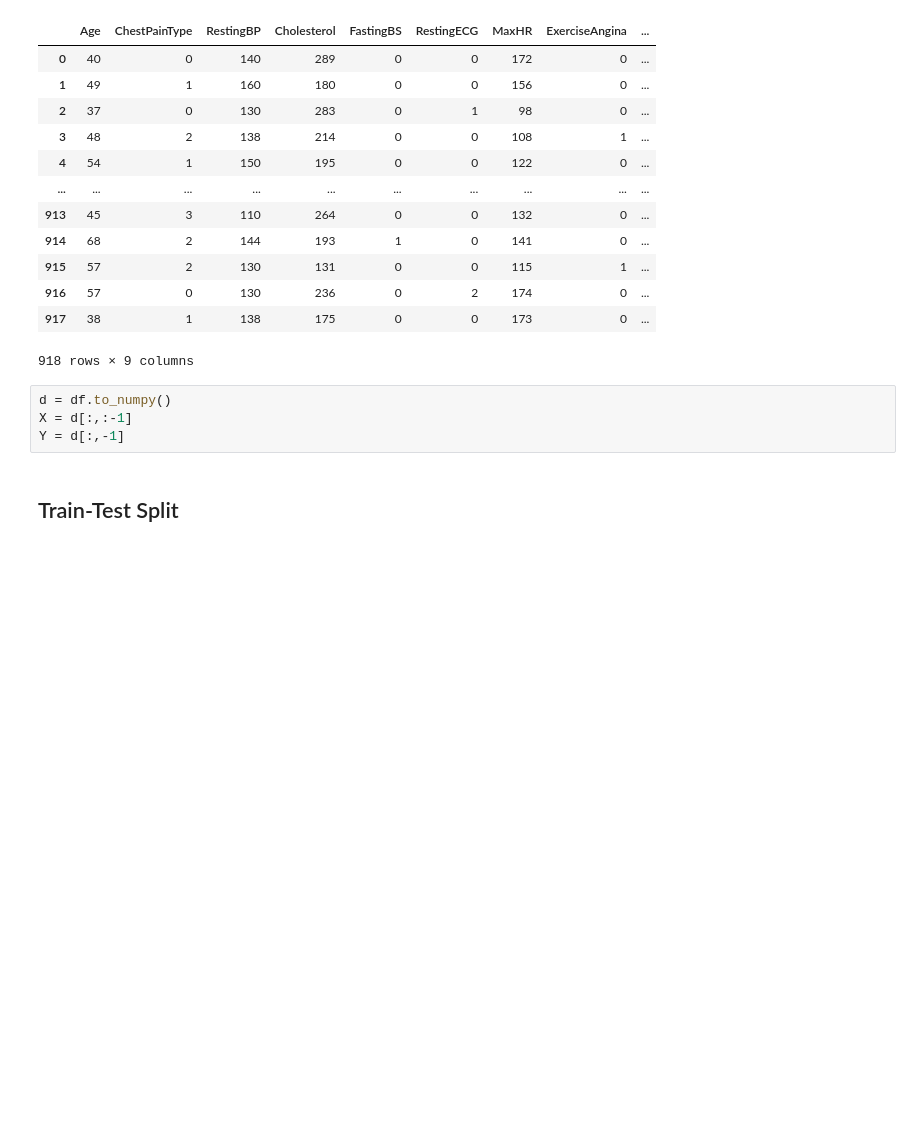
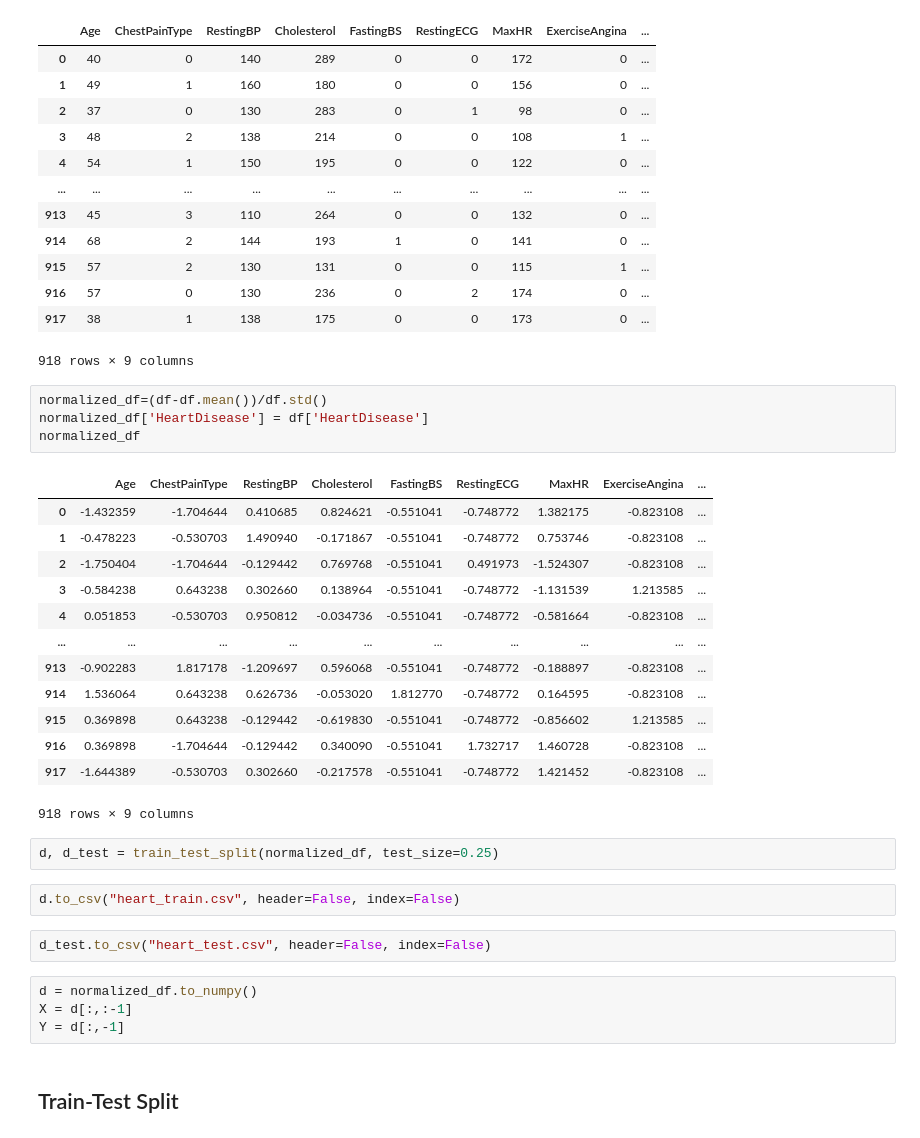
Before and after one commit to tgautam03/CS6190-ProbabilisticML, a Jupyter notebook: project/Heart_Failure.ipynb, the cells around one changed output. Drawn from its saved outputs; the diff is of its cells as text; blank space fills up the shorter version.

```diff
--- a/project/Heart_Failure.ipynb
+++ b/project/Heart_Failure.ipynb
@@ -71,8 +80,32 @@ df
 | 916 | 57 | 0 | 130 | 236 | 0 | 2 | 174 | 0 | ... |
 | 917 | 38 | 1 | 138 | 175 | 0 | 0 | 173 | 0 | ... |
 918 rows × 9 columns
+# %%
+normalized_df=(df-df.mean())/df.std()
+normalized_df['HeartDisease'] = df['HeartDisease']
+normalized_df
+# %% [output]
+|  | Age | ChestPainType | RestingBP | Cholesterol | FastingBS | RestingECG | MaxHR | ExerciseAngina | ... |
+| 0 | -1.432359 | -1.704644 | 0.410685 | 0.824621 | -0.551041 | -0.748772 | 1.382175 | -0.823108 | ... |
+| 1 | -0.478223 | -0.530703 | 1.490940 | -0.171867 | -0.551041 | -0.748772 | 0.753746 | -0.823108 | ... |
+| 2 | -1.750404 | -1.704644 | -0.129442 | 0.769768 | -0.551041 | 0.491973 | -1.524307 | -0.823108 | ... |
+| 3 | -0.584238 | 0.643238 | 0.302660 | 0.138964 | -0.551041 | -0.748772 | -1.131539 | 1.213585 | ... |
+| 4 | 0.051853 | -0.530703 | 0.950812 | -0.034736 | -0.551041 | -0.748772 | -0.581664 | -0.823108 | ... |
+| ... | ... | ... | ... | ... | ... | ... | ... | ... | ... |
+| 913 | -0.902283 | 1.817178 | -1.209697 | 0.596068 | -0.551041 | -0.748772 | -0.188897 | -0.823108 | ... |
+| 914 | 1.536064 | 0.643238 | 0.626736 | -0.053020 | 1.812770 | -0.748772 | 0.164595 | -0.823108 | ... |
+| 915 | 0.369898 | 0.643238 | -0.129442 | -0.619830 | -0.551041 | -0.748772 | -0.856602 | 1.213585 | ... |
+| 916 | 0.369898 | -1.704644 | -0.129442 | 0.340090 | -0.551041 | 1.732717 | 1.460728 | -0.823108 | ... |
+| 917 | -1.644389 | -0.530703 | 0.302660 | -0.217578 | -0.551041 | -0.748772 | 1.421452 | -0.823108 | ... |
+918 rows × 9 columns
+# %%
+d, d_test = train_test_split(normalized_df, test_size=0.25)
+# %%
+d.to_csv("heart_train.csv", header=False, index=False)
+# %%
+d_test.to_csv("heart_test.csv", header=False, index=False)
 # %%
-d = df.to_numpy()
+d = normalized_df.to_numpy()
 X = d[:,:-1]
 Y = d[:,-1]
 # %% [markdown]
```
Also changed, not shown: parts of 12 cells of this notebook, 5 other files.
